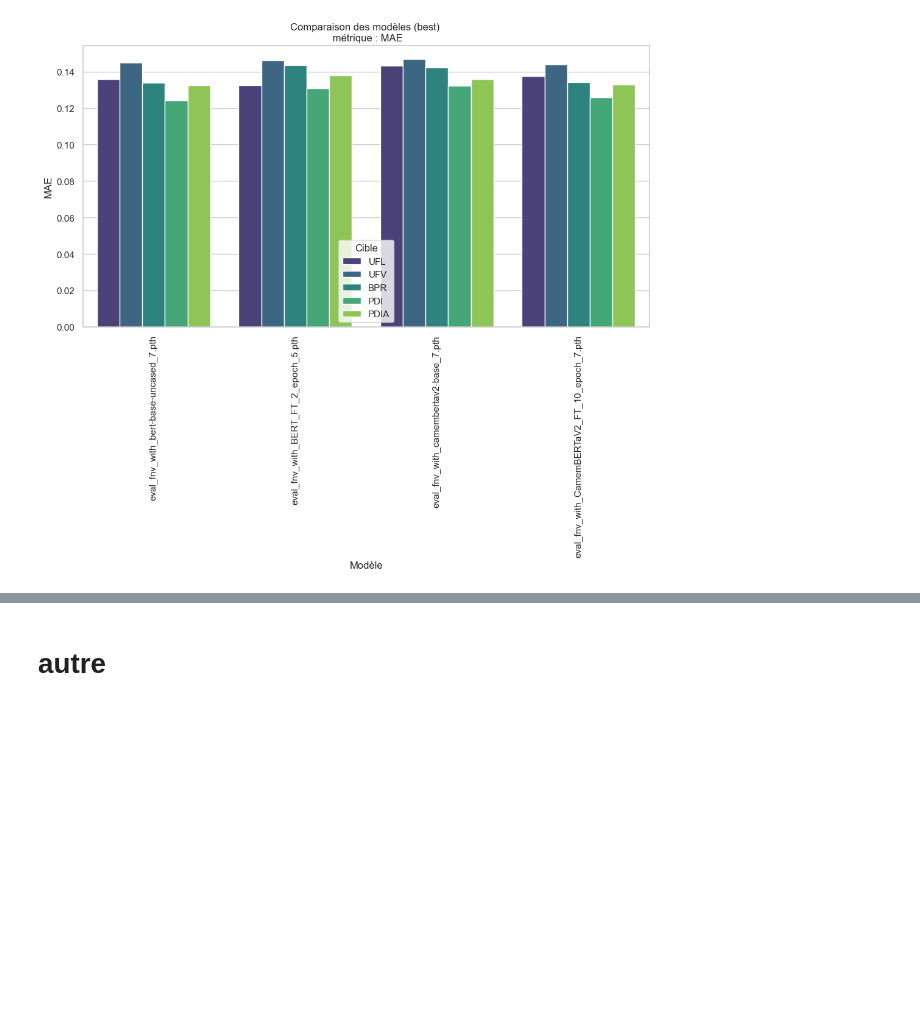
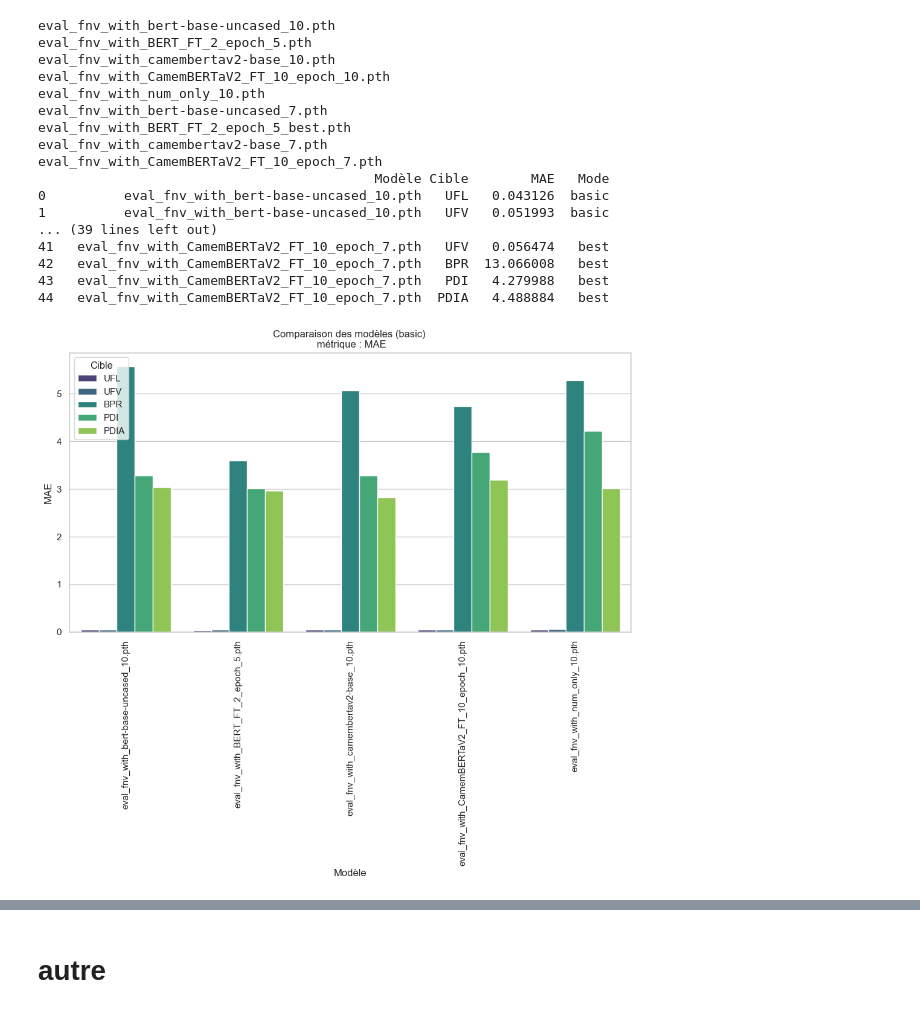
Before and after one commit to lauronta/projet_fil_rouge_afz, a Jupyter notebook: PerfPlot.ipynb, the cells around one changed output, grey strips where cells are left out. Drawn from its saved outputs; the diff is of its cells as text; code cells hidden in the pictures; blank space fills up the shorter version.

```diff
--- a/PerfPlot.ipynb
+++ b/PerfPlot.ipynb
@@ -26,9 +26,13 @@ import seaborn as sns
 import plotly.express as px
 import pandas as pd
 
+from sklearn.metrics import r2_score, mean_absolute_error, mean_absolute_percentage_error, mean_squared_error
+
+# from datasets import *
+
 from sklearn.metrics import r2_score, root_mean_squared_error, mean_absolute_error, mean_absolute_percentage_error
 
-from utils.datasets import FourragesDataset
+# from utils.datasets import FourragesDataset
 
 os.chdir("C:/users/rapha/OneDrive/Bureau/IODAA/Cours AgroParisTech/Projet fil rouge")
 
@@ -50,7 +54,11 @@ with open("predictions/basic/eval_fnv_with_BERT_FT_2_epoch_5.pth", "rb") as file
 # with open("predictions/basic/eval_fnv_with_BERT_FT_2_epoch_5.pkl", "rb") as file:
 #     fichier = pkl.load(file)
 
-predictions = np.squeeze(torch.cat(fichier["yhat"], dim=0).cpu().numpy())
-y_true = torch.cat(fichier["ytrue"], dim=0).cpu().numpy()
+# predictions = np.squeeze(torch.cat(fichier["yhat"], dim=0).cpu().numpy())
+# y_true = torch.cat(fichier["ytrue"], dim=0).cpu().numpy()
+# predictions = fichier["yhat"].tolist()
+# y_true = fichier["ytrue"]
+# print(predictions)
+# print(y_true)
 
-assert predictions.shape == y_true.shape, "Les dimensions de predictions et de y_true ne sont pas identiques"
+# assert predictions.shape == y_true.shape, "Les dimensions de predictions et de y_true ne sont pas identiques"
@@ -242,7 +283,7 @@ import seaborn as sns
 import matplotlib.pyplot as plt
 from sklearn.metrics import mean_absolute_error
 
-def Plot_errors_models_4(mode=None, target_names=target_names, metric_fn=None, metric_name="Metric", selected_models=None, selected_mode=None):
+def Plot_errors_models_4(mode=None, target_names=target_names, metric_fn=None, metric_name="Metric", selected_models=None, selected_mode=None, target_normalizer=True):
     if target_names is None:
         raise ValueError("target_names ne peut pas être None.")
     if metric_fn is None:
@@ -259,10 +300,14 @@ def Plot_errors_models_4(mode=None, target_names=target_names, metric_fn=None, m
 
     dataset = []
 
+
     for mode_name, path in paths.items():
         if not os.path.exists(path):
             print(f"Avertissement : Le répertoire {path} n'existe pas. Il sera ignoré.")
             continue
+
+        # print("mode :", mode)
+        # print("path :", path)
 
         for filename in os.listdir(path):
             if filename.endswith(".pth"):
@@ -270,44 +315,76 @@ def Plot_errors_models_4(mode=None, target_names=target_names, metric_fn=None, m
                 with open(file_path, "rb") as file:
                     data = torch.load(file, map_location=torch.device('cpu'))
 
-                Y_HAT = data["yhat"]
-                Y_TRUE = data["ytrue"]
+                # Y_HAT = data["yhat"]
+                # Y_TRUE = data["ytrue"]
+
+                Y_HAT = torch.cat(data["yhat"], dim=0).cpu().numpy()
+                Y_TRUE = torch.cat(data["ytrue"], dim=0).cpu().numpy()
+
+                # print("Y_HAT",  Y_HAT.shape, "\n", "Y_TRUE", Y_TRUE.shape)
+
+                print(filename)
+                target_normalizer_funtion = normalizer_choice(model=filename, target_normalizer=target_normalizer)
+                # print(target_normalizer_funtion)
+                if target_normalizer_funtion is not None:
+                    # print(Y_HAT, Y_TRUE)
+                    Y_HAT = target_normalizer_funtion.inverse_transform(Y_HAT)
+                    Y_TRUE = target_normalizer_funtion.inverse_transform(Y_TRUE)
 
                 for i in range(len(target_names)):
-                    predictions = Y_HAT[i].tolist()
-                    y_true = Y_TRUE[i].tolist()
+                    predictions = Y_HAT[:, i]
+                    y_true = Y_TRUE[:, i]
+
+                    # print("predictions :", y_true.shape)
 
                     metric_value = metric_fn(y_true, predictions)
                     dataset.append([filename, target_names[i], metric_value, mode_name])
 
     df = pd.DataFrame(dataset, columns=["Modèle", "Cible", metric_name, "Mode"])
 
-    # print(df)
+    print(df)
 
     if selected_models is not None:
         df = df[df["Modèle"].isin(selected_models)]
     if selected_mode is not None:
         df = df[df["Mode"] == selected_mode]
 
     sns.set(style="whitegrid")
     plt.figure(figsize=(12, 6))
 
     sns.barplot(
         data=df,
         x="Modèle",
         y=metric_name,
         hue="Cible",
         palette="viridis",
         dodge=True
     )
 
     plt.title(f"Comparaison des modèles ({'basic & best' if selected_mode is None else selected_mode}) \n métrique : {metric_name}")
     plt.xlabel("Modèle")
     plt.ylabel(metric_name)
     plt.xticks(rotation=90)
     plt.legend(title="Cible")
     plt.show()
 
-Plot_errors_models_4(metric_fn=mean_absolute_error, metric_name="MAE", selected_models=None, selected_mode='best')
+Plot_errors_models_4(metric_fn=mean_absolute_error, metric_name="MAE", selected_models=None, selected_mode='basic', target_normalizer=True)
 # %% [output]
+eval_fnv_with_bert-base-uncased_10.pth
+eval_fnv_with_BERT_FT_2_epoch_5.pth
+eval_fnv_with_camembertav2-base_10.pth
+eval_fnv_with_CamemBERTaV2_FT_10_epoch_10.pth
+eval_fnv_with_num_only_10.pth
+eval_fnv_with_bert-base-uncased_7.pth
+eval_fnv_with_BERT_FT_2_epoch_5_best.pth
+eval_fnv_with_camembertav2-base_7.pth
+eval_fnv_with_CamemBERTaV2_FT_10_epoch_7.pth
+                                           Modèle Cible        MAE   Mode
+0          eval_fnv_with_bert-base-uncased_10.pth   UFL   0.043126  basic
+1          eval_fnv_with_bert-base-uncased_10.pth   UFV   0.051993  basic
+... (39 lines left out)
+41   eval_fnv_with_CamemBERTaV2_FT_10_epoch_7.pth   UFV   0.056474   best
+42   eval_fnv_with_CamemBERTaV2_FT_10_epoch_7.pth   BPR  13.066008   best
+43   eval_fnv_with_CamemBERTaV2_FT_10_epoch_7.pth   PDI   4.279988   best
+44   eval_fnv_with_CamemBERTaV2_FT_10_epoch_7.pth  PDIA   4.488884   best
-[figure, old version]
+[figure, new version]
```
Also changed, not shown: parts of 5 cells of this notebook.
